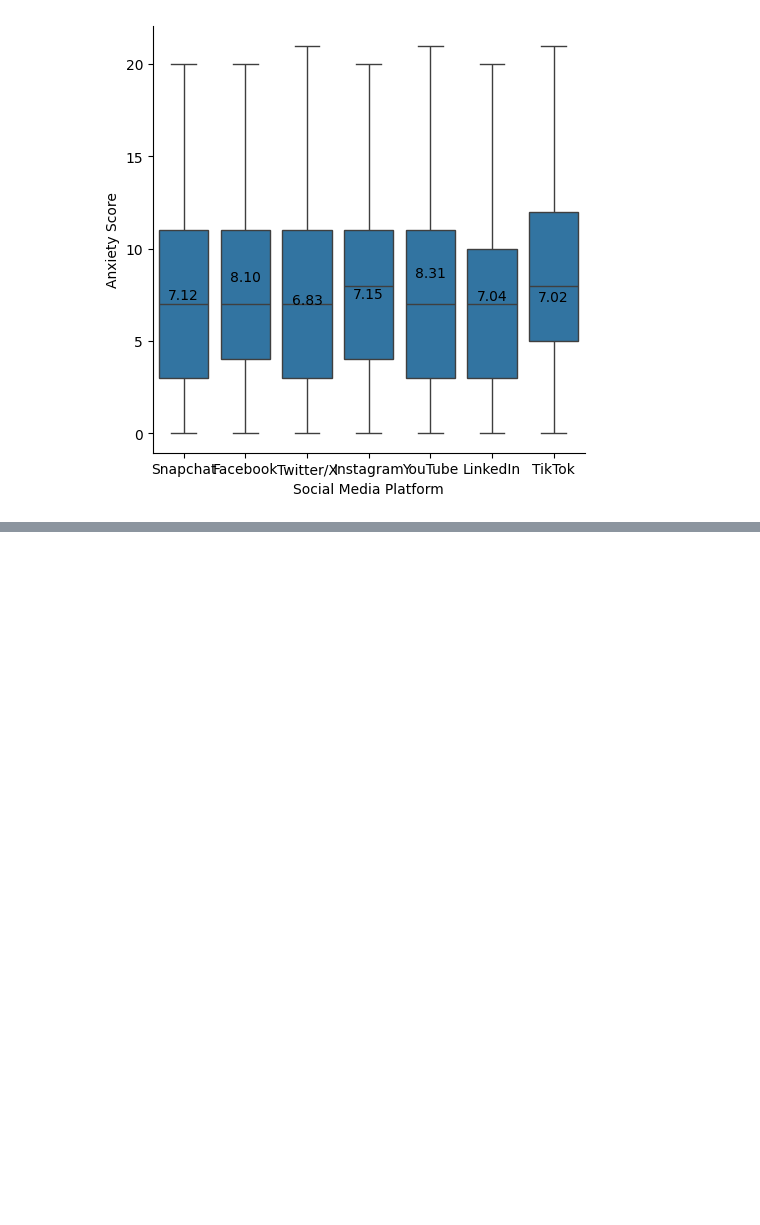
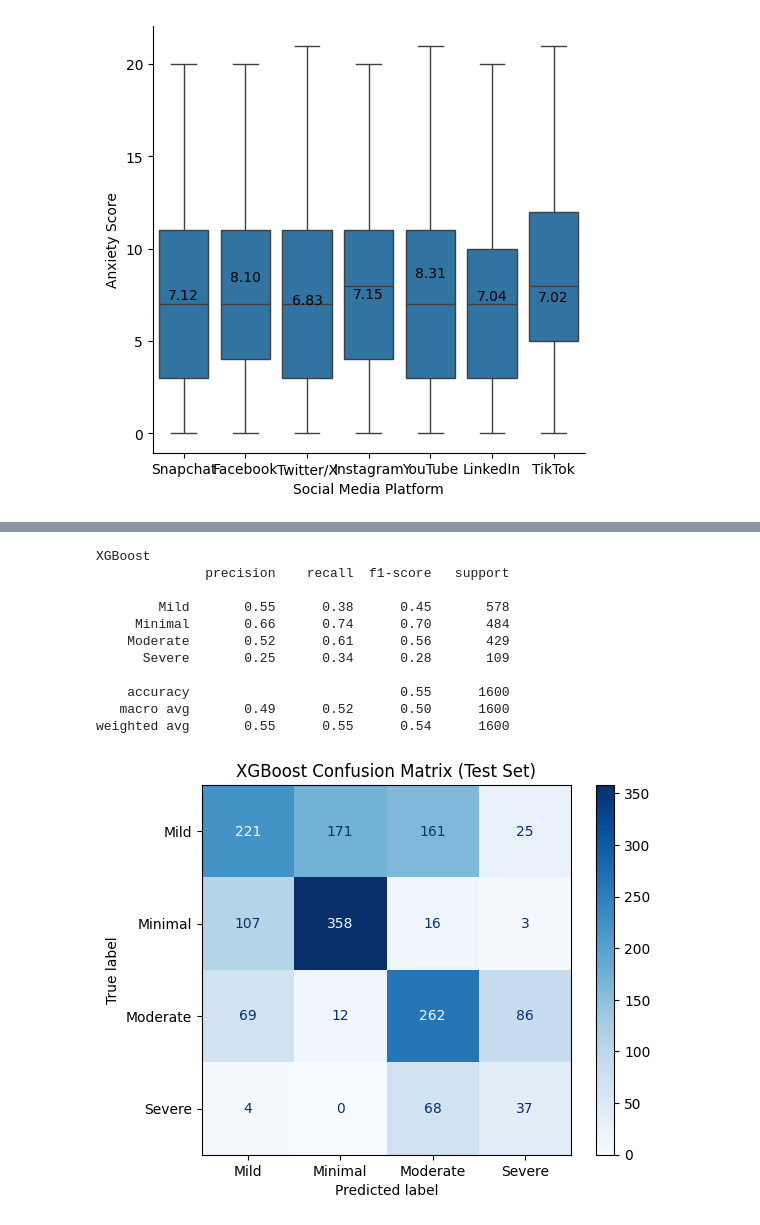
Before and after one commit to hlee93/CFG_ML_AI_Course, a Jupyter notebook: anxiety-and-social-media-usage.ipynb, the cells around one changed output, grey strips where cells are left out. Drawn from its saved outputs; the diff is of its cells as text; code cells hidden in the pictures; blank space fills up the shorter version.

```diff
--- a/anxiety-and-social-media-usage.ipynb
+++ b/anxiety-and-social-media-usage.ipynb
@@ -326,0 +695,34 @@ plt.show()
+# %%
+# XGBoost chosen as final model
+# Used previously validated XGBoost model on final test set and evaluate results
+
+name = "XGBoost"
+model = tuned_models[name]
+
+print(f"\n{name}")
+best_model = model.best_estimator_
+y_pred = best_model.predict(X_test)
+
+y_pred_text = encoder.inverse_transform(y_pred)
+y_test_text = encoder.inverse_transform(y_test)
+
+print(classification_report(y_test_text, y_pred_text))
+
+cm = confusion_matrix(y_test_text, y_pred_text)
+disp_dt = ConfusionMatrixDisplay(confusion_matrix=cm, display_labels=encoder.classes_)
+disp_dt.plot(cmap="Blues")
+plt.title(f"{name} Confusion Matrix (Test Set)")
+plt.show()
+# %% [output]
+XGBoost
+              precision    recall  f1-score   support
+
+        Mild       0.55      0.38      0.45       578
+     Minimal       0.66      0.74      0.70       484
+    Moderate       0.52      0.61      0.56       429
+      Severe       0.25      0.34      0.28       109
+
+    accuracy                           0.55      1600
+   macro avg       0.49      0.52      0.50      1600
+weighted avg       0.55      0.55      0.54      1600
+[figure, added]
```
Also changed, not shown: parts of 26 cells of this notebook.
